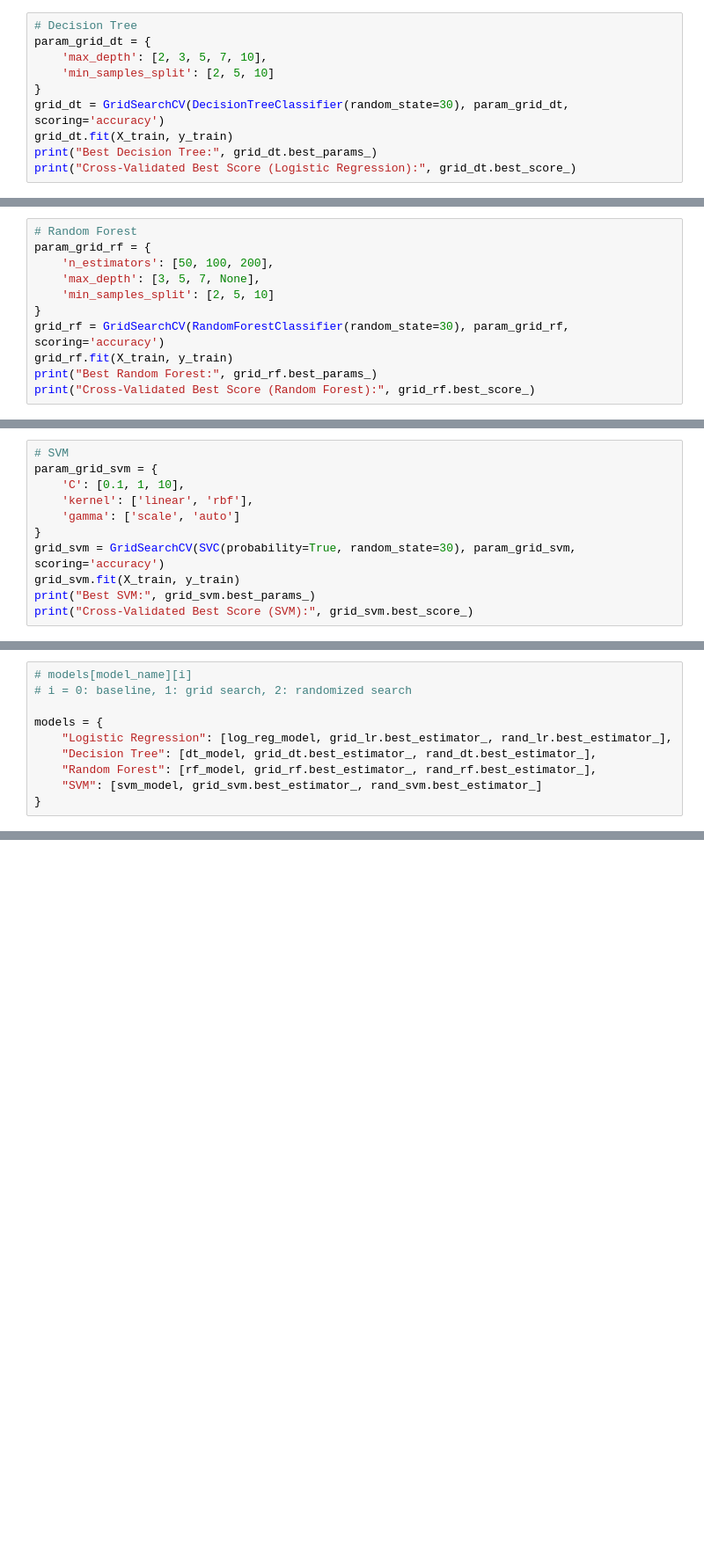
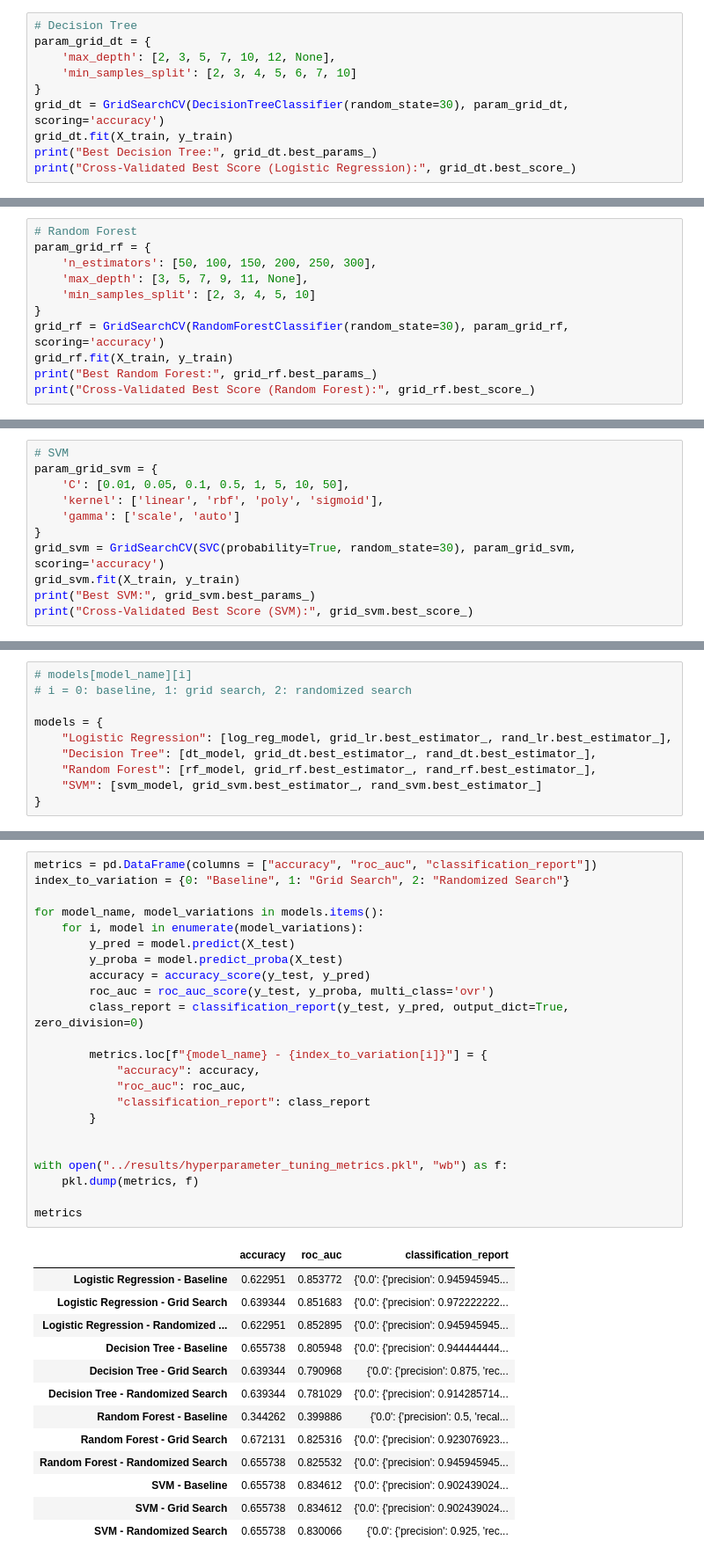
Before and after one commit to mha66/heart-disease-prediction, a Jupyter notebook: notebooks/06_hyperparameter_tuning.ipynb, the cells around one changed output, grey strips where cells are left out. Shown: that part at 88% size. Saved outputs shown, nothing was run; the diff lists cells and outputs as text; blank space fills up the shorter version.

```diff
--- a/notebooks/06_hyperparameter_tuning.ipynb
+++ b/notebooks/06_hyperparameter_tuning.ipynb
@@ -37,8 +43,8 @@ Cross-Validated Best Score (Logistic Regression): 0.59515306122449
 # %%
 # Decision Tree
 param_grid_dt = {
-    'max_depth': [2, 3, 5, 7, 10],
-    'min_samples_split': [2, 5, 10]
+    'max_depth': [2, 3, 5, 7, 10, 12, None],
+    'min_samples_split': [2, 3, 4, 5, 6, 7, 10]
 }
 grid_dt = GridSearchCV(DecisionTreeClassifier(random_state=30), param_grid_dt, scoring='accuracy')
 grid_dt.fit(X_train, y_train)
@@ -50,9 +56,9 @@ Best Decision Tree: {'max_depth': 2, 'min_samples_split': 2}
 # %%
 # Random Forest
 param_grid_rf = {
-    'n_estimators': [50, 100, 200],
-    'max_depth': [3, 5, 7, None],
-    'min_samples_split': [2, 5, 10]
+    'n_estimators': [50, 100, 150, 200, 250, 300],
+    'max_depth': [3, 5, 7, 9, 11, None],
+    'min_samples_split': [2, 3, 4, 5, 10]
 }
 grid_rf = GridSearchCV(RandomForestClassifier(random_state=30), param_grid_rf, scoring='accuracy')
 grid_rf.fit(X_train, y_train)
@@ -64,8 +70,8 @@ Best Random Forest: {'max_depth': None, 'min_samples_split': 2, 'n_estimators':
 # %%
 # SVM
 param_grid_svm = {
-    'C': [0.1, 1, 10],
-    'kernel': ['linear', 'rbf'],
+    'C': [0.01, 0.05, 0.1, 0.5, 1, 5, 10, 50],
+    'kernel': ['linear', 'rbf', 'poly', 'sigmoid'],
     'gamma': ['scale', 'auto']
 }
 grid_svm = GridSearchCV(SVC(probability=True, random_state=30), param_grid_svm, scoring='accuracy')
@@ -159,0 +170,37 @@ models = {
+# %%
+metrics = pd.DataFrame(columns = ["accuracy", "roc_auc", "classification_report"])
+index_to_variation = {0: "Baseline", 1: "Grid Search", 2: "Randomized Search"}
+
+for model_name, model_variations in models.items():
+    for i, model in enumerate(model_variations):
+        y_pred = model.predict(X_test)
+        y_proba = model.predict_proba(X_test)
+        accuracy = accuracy_score(y_test, y_pred)
+        roc_auc = roc_auc_score(y_test, y_proba, multi_class='ovr')
+        class_report = classification_report(y_test, y_pred, output_dict=True, zero_division=0)
+
+        metrics.loc[f"{model_name} - {index_to_variation[i]}"] = {
+            "accuracy": accuracy,
+            "roc_auc": roc_auc,
+            "classification_report": class_report
+        }
+
+
+with open("../results/hyperparameter_tuning_metrics.pkl", "wb") as f:
+    pkl.dump(metrics, f)
+
+metrics
+# %% [output]
+|  | accuracy | roc_auc | classification_report |
+| Logistic Regression - Baseline | 0.622951 | 0.853772 | {'0.0': {'precision': 0.945945945... |
+| Logistic Regression - Grid Search | 0.639344 | 0.851683 | {'0.0': {'precision': 0.972222222... |
+| Logistic Regression - Randomized ... | 0.622951 | 0.852895 | {'0.0': {'precision': 0.945945945... |
+| Decision Tree - Baseline | 0.655738 | 0.805948 | {'0.0': {'precision': 0.944444444... |
+| Decision Tree - Grid Search | 0.639344 | 0.790968 | {'0.0': {'precision': 0.875, 'rec... |
+| Decision Tree - Randomized Search | 0.639344 | 0.781029 | {'0.0': {'precision': 0.914285714... |
+| Random Forest - Baseline | 0.344262 | 0.399886 | {'0.0': {'precision': 0.5, 'recal... |
+| Random Forest - Grid Search | 0.672131 | 0.825316 | {'0.0': {'precision': 0.923076923... |
+| Random Forest - Randomized Search | 0.655738 | 0.825532 | {'0.0': {'precision': 0.945945945... |
+| SVM - Baseline | 0.655738 | 0.834612 | {'0.0': {'precision': 0.902439024... |
+| SVM - Grid Search | 0.655738 | 0.834612 | {'0.0': {'precision': 0.902439024... |
+| SVM - Randomized Search | 0.655738 | 0.830066 | {'0.0': {'precision': 0.925, 'rec... |
```
Also changed, not shown: parts of 11 cells of this notebook, 2 other files.
